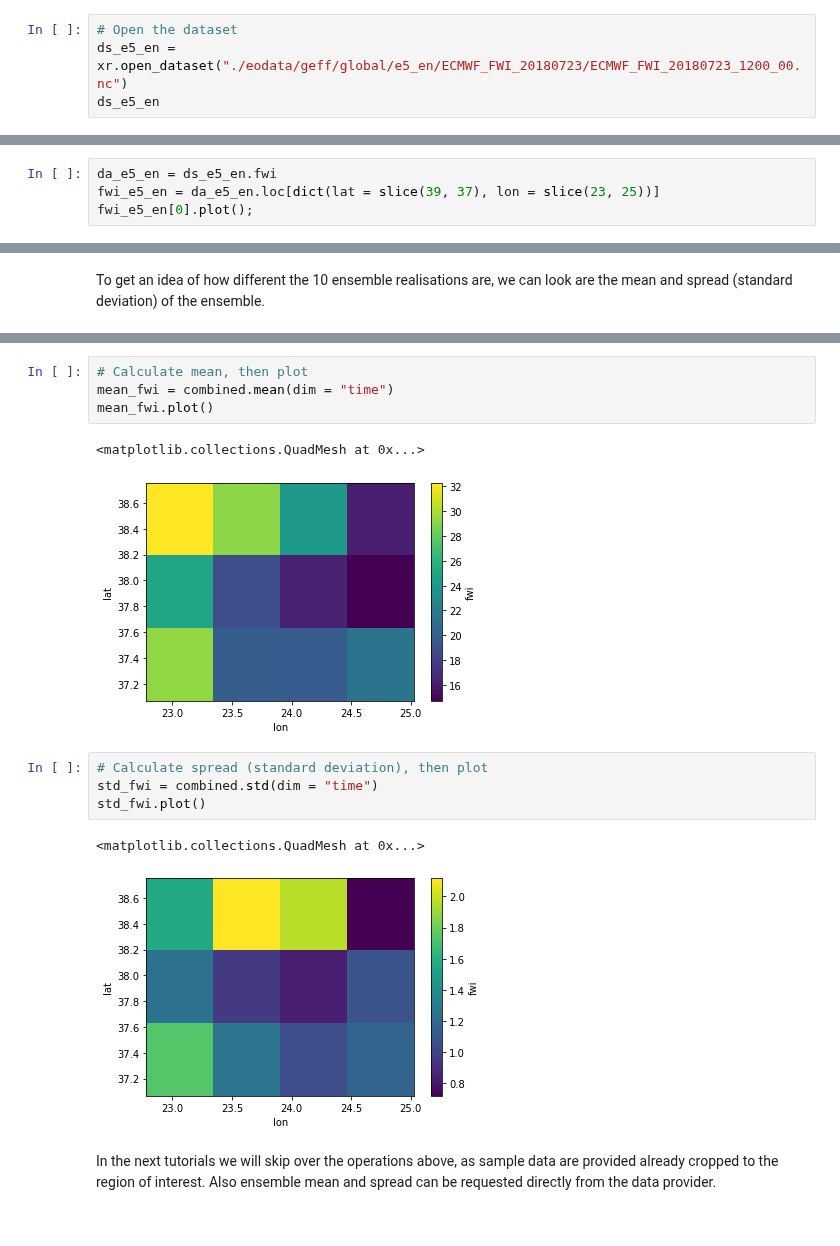
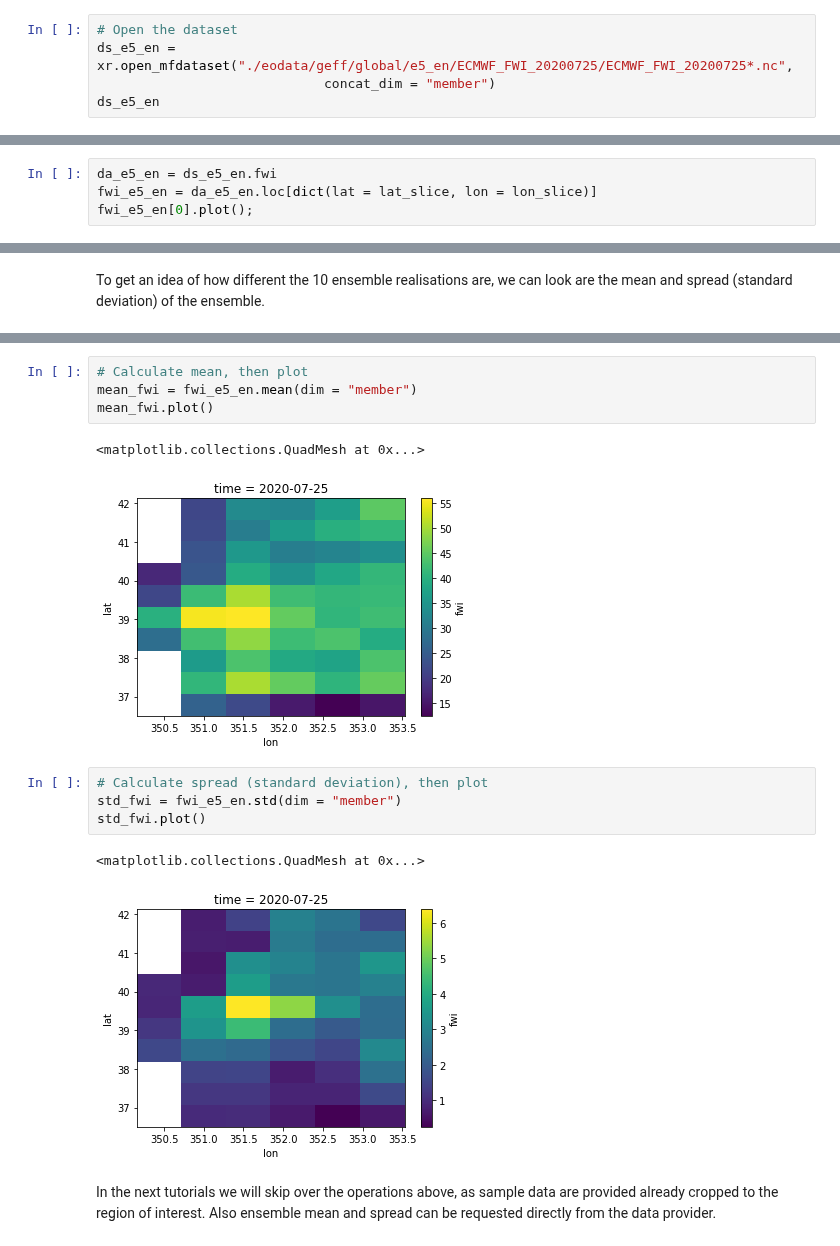
Before and after one commit to cvitolo/geff_notebooks, a Jupyter notebook: 202007_Portugal_00_data_overview.ipynb, the cells around one changed output, grey strips where cells are left out. Cells and saved outputs as stored; diff of their text form.

```diff
--- a/202007_Portugal_00_data_overview.ipynb
+++ b/202007_Portugal_00_data_overview.ipynb
@@ -268,7 +291,8 @@ fwi_e5_hr[0].plot();
 Let us repeat the same operations shown above, one last time. The ENS reanalysis dataset of each ensemble member is similar to the HRES reanalysis but the with an even coarser regular grid (320 x 640).
 # %%
 # Open the dataset
-ds_e5_en = xr.open_dataset("./eodata/geff/global/e5_en/ECMWF_FWI_20180723/ECMWF_FWI_20180723_1200_00.nc")
+ds_e5_en = xr.open_mfdataset("./eodata/geff/global/e5_en/ECMWF_FWI_20200725/ECMWF_FWI_20200725*.nc",
+                             concat_dim = "member")
 ds_e5_en
 # %% [output]
 <xarray.Dataset>
@@ -291,5 +315,5 @@ Data variables:
 # %%
 da_e5_en = ds_e5_en.fwi
-fwi_e5_en = da_e5_en.loc[dict(lat = slice(39, 37), lon = slice(23, 25))]
+fwi_e5_en = da_e5_en.loc[dict(lat = lat_slice, lon = lon_slice)]
 fwi_e5_en[0].plot();
 # %% [output]
@@ -354,16 +323,16 @@ Attributes:
 # %%
 # Calculate mean, then plot
-mean_fwi = combined.mean(dim = "time")
+mean_fwi = fwi_e5_en.mean(dim = "member")
 mean_fwi.plot()
 # %% [output]
 <matplotlib.collections.QuadMesh at 0x...>
-[figure, old version]
+[figure, new version]
 # %%
 # Calculate spread (standard deviation), then plot
-std_fwi = combined.std(dim = "time")
+std_fwi = fwi_e5_en.std(dim = "member")
 std_fwi.plot()
 # %% [output]
 <matplotlib.collections.QuadMesh at 0x...>
-[figure, old version]
+[figure, new version]
 # %% [markdown]
 In the next tutorials we will skip over the operations above, as sample data are provided already cropped to the region of interest. Also ensemble mean and spread can be requested directly from the data provider.
```
Also changed, not shown: parts of 25 cells of this notebook, 1 other file.
